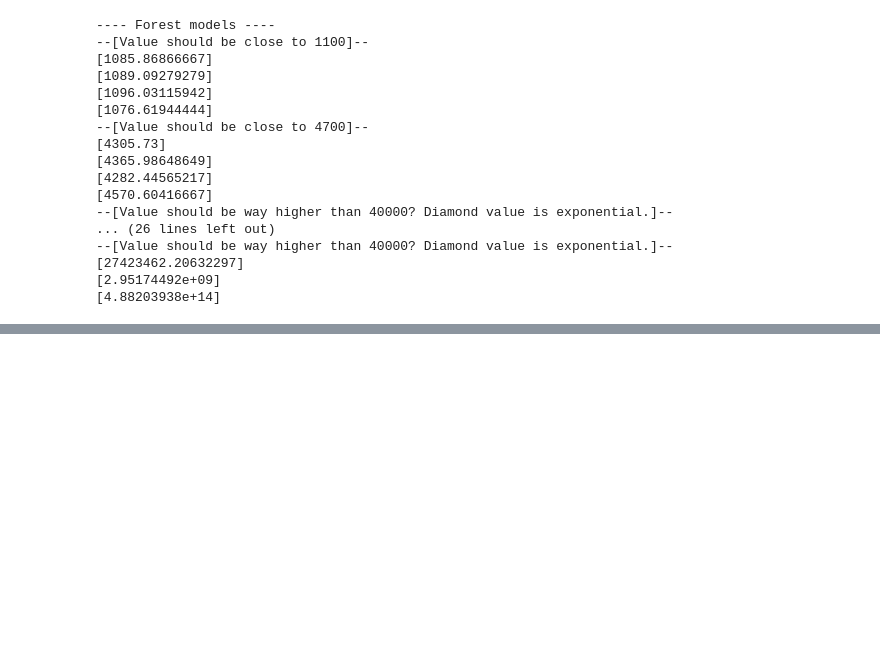
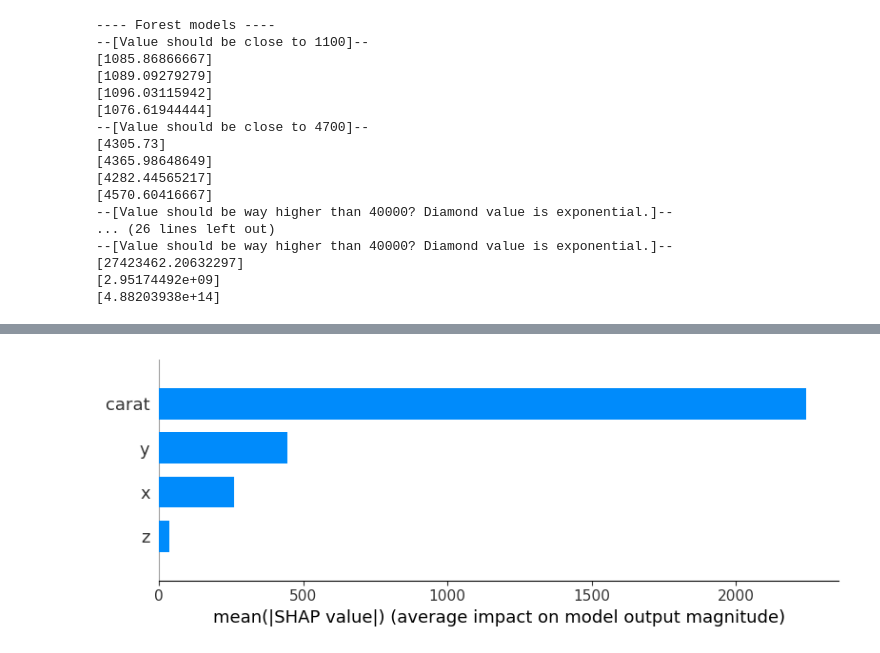
Before and after one commit to TeaDrinkingProgrammer/hcai, a Jupyter notebook: model-building/Diamond model.ipynb, the cells around one changed output, grey strips where cells are left out. Cells and saved outputs as stored; diff of their text form; code cells hidden in the pictures; blank space fills up the shorter version.

```diff
--- a/model-building/Diamond model.ipynb
+++ b/model-building/Diamond model.ipynb
@@ -766,0 +962,4 @@ https://scikit-learn.org/stable/model_persistence.html#security-maintainability-
+# %%
+shap.summary_plot(linear_shap_values, X_test, plot_type="bar", feature_names=['carat', 'x', 'y', 'z'])
+# %% [output]
+[figure, added]
```
Also changed, not shown: parts of 13 cells of this notebook, 10 other files.
